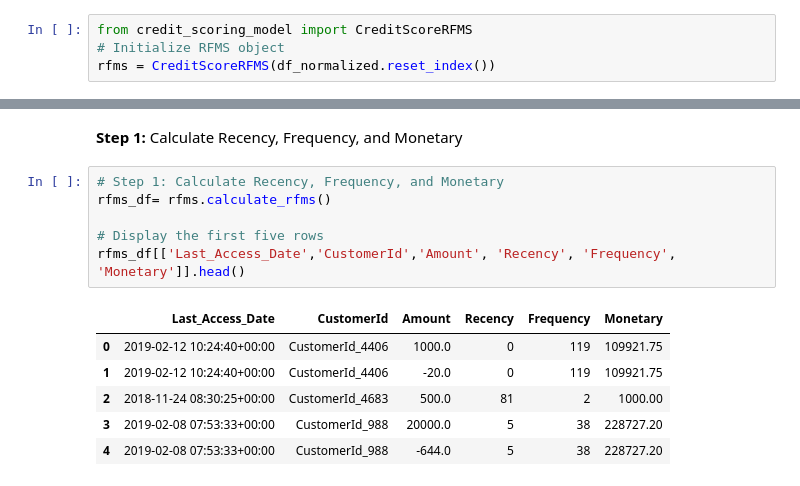
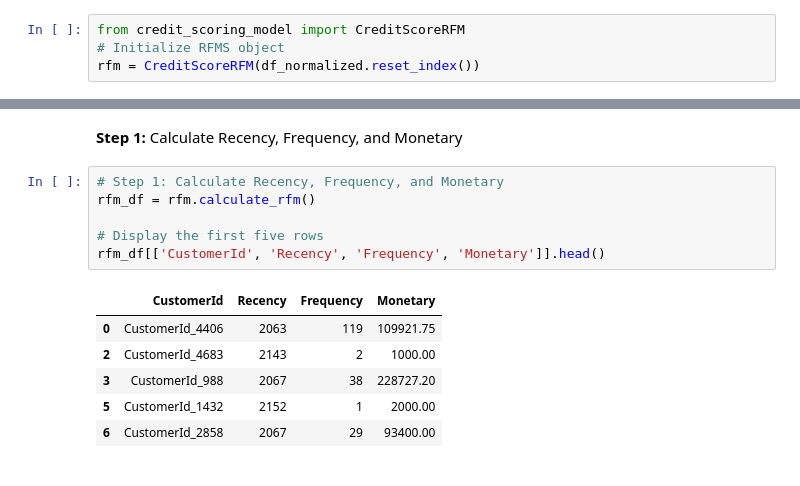
Before and after one commit to epythonlab/bati-bank-credit-scoring, a Jupyter notebook: notebooks/credit_risk_analysis.ipynb, the cells around one changed output, grey strips where cells are left out. Saved outputs shown, nothing was run; the diff lists cells and outputs as text.

```diff
--- a/notebooks/credit_risk_analysis.ipynb
+++ b/notebooks/credit_risk_analysis.ipynb
@@ -480,6 +480,6 @@ general transaction link-- Recency, Frequency and Monetary to segment customer g
 
     - Compute Recency, Frequency, and Monetary metrics using the above formulas
 # %%
-from credit_scoring_model import CreditScoreRFMS
+from credit_scoring_model import CreditScoreRFM
 # Initialize RFMS object
-rfms = CreditScoreRFMS(df_normalized.reset_index())
+rfm = CreditScoreRFM(df_normalized.reset_index())
@@ -487,14 +491,14 @@ rfms = CreditScoreRFMS(df_normalized.reset_index())
 **Step 1:** Calculate Recency, Frequency, and Monetary
 # %%
 # Step 1: Calculate Recency, Frequency, and Monetary
-rfms_df= rfms.calculate_rfms()
+rfm_df = rfm.calculate_rfm()
 
 # Display the first five rows
-rfms_df[['Last_Access_Date','CustomerId','Amount', 'Recency', 'Frequency', 'Monetary']].head()
+rfm_df[['CustomerId', 'Recency', 'Frequency', 'Monetary']].head()
 # %% [output]
-|  | Last_Access_Date | CustomerId | Amount | Recency | Frequency | Monetary |
-| 0 | 2019-02-12 10:24:40+00:00 | CustomerId_4406 | 1000.0 | 0 | 119 | 109921.75 |
-| 1 | 2019-02-12 10:24:40+00:00 | CustomerId_4406 | -20.0 | 0 | 119 | 109921.75 |
-| 2 | 2018-11-24 08:30:25+00:00 | CustomerId_4683 | 500.0 | 81 | 2 | 1000.00 |
-| 3 | 2019-02-08 07:53:33+00:00 | CustomerId_988 | 20000.0 | 5 | 38 | 228727.20 |
-| 4 | 2019-02-08 07:53:33+00:00 | CustomerId_988 | -644.0 | 5 | 38 | 228727.20 |
+|  | CustomerId | Recency | Frequency | Monetary |
+| 0 | CustomerId_4406 | 2063 | 119 | 109921.75 |
+| 2 | CustomerId_4683 | 2143 | 2 | 1000.00 |
+| 3 | CustomerId_988 | 2067 | 38 | 228727.20 |
+| 5 | CustomerId_1432 | 2152 | 1 | 2000.00 |
+| 6 | CustomerId_2858 | 2067 | 29 | 93400.00 |
```
Also changed, not shown: parts of 23 cells of this notebook, 1 other file.
